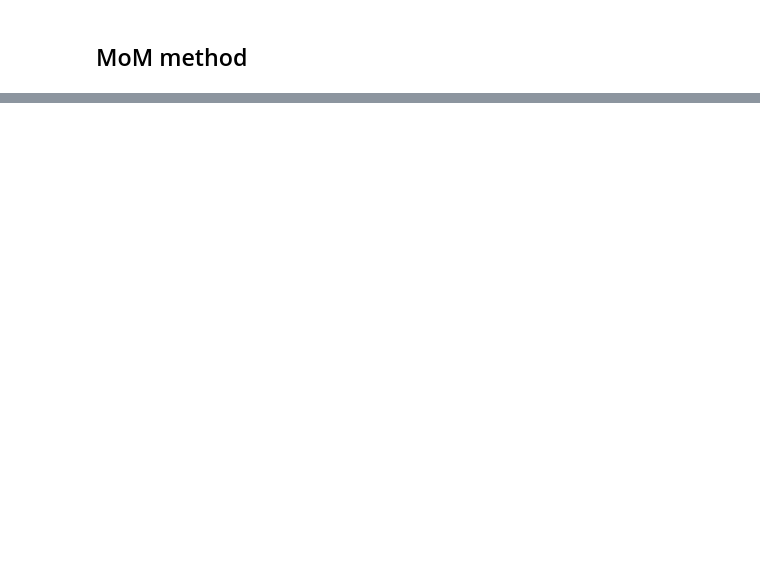
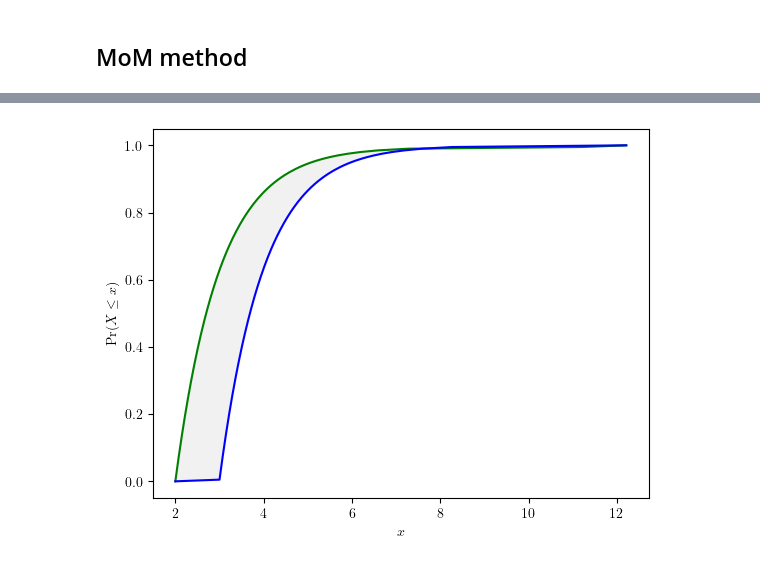
Before and after one commit to leslieDLcy/PyUncertainNumber, a Jupyter notebook: _personal/unglorfied_tests/sta_inf/Test_sta_inf.ipynb, the cells around one changed output, grey strips where cells are left out. Drawn from its saved outputs; the diff is of its cells as text; code cells hidden in the pictures; blank space fills up the shorter version.

```diff
--- a/_personal/unglorfied_tests/sta_inf/Test_sta_inf.ipynb
+++ b/_personal/unglorfied_tests/sta_inf/Test_sta_inf.ipynb
@@ -171,2 +77,7 @@ Pbox: ~ norm(range=['-11.16', '12.16'], mean=[2.9323, 12.4343], var=[4.0, 9.0])
 # %% [markdown]
 ## MoM method
+# %%
+mom_expon = MMexponential(x)
+# %%
+_ = mom_expon.display(style='band')
+# %% [output]
@@ -172,0 +85 @@ Pbox: ~ norm(range=['-11.16', '12.16'], mean=[2.9323, 12.4343], var=[4.0, 9.0])
+[figure, added]
```
Also changed, not shown: parts of 27 cells of this notebook, 3 other files.
